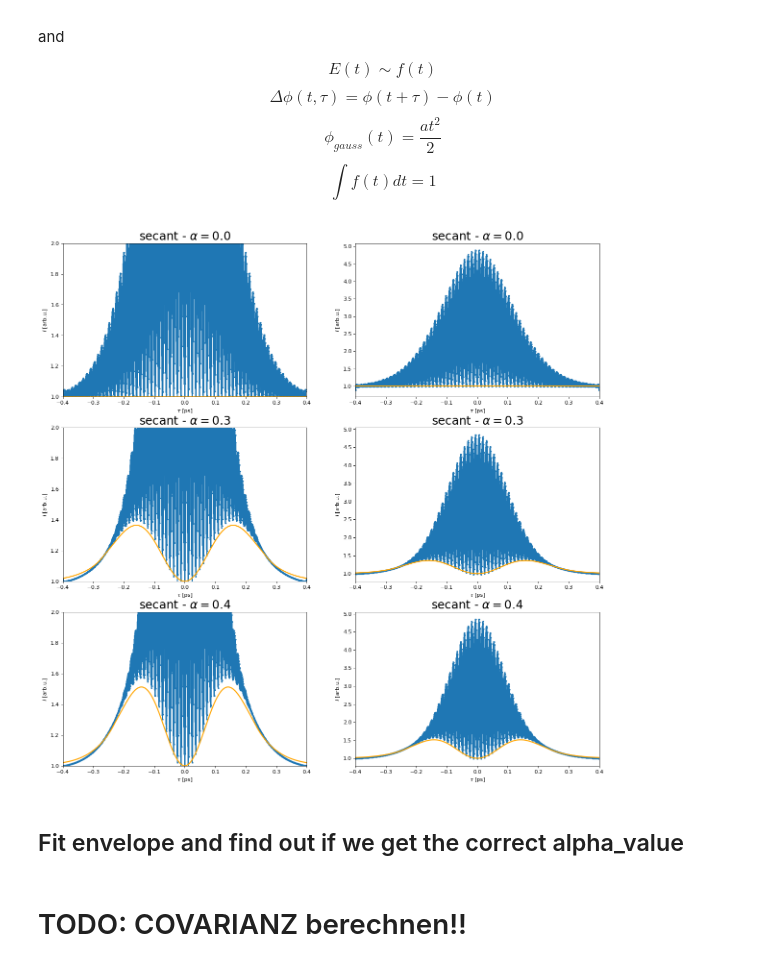
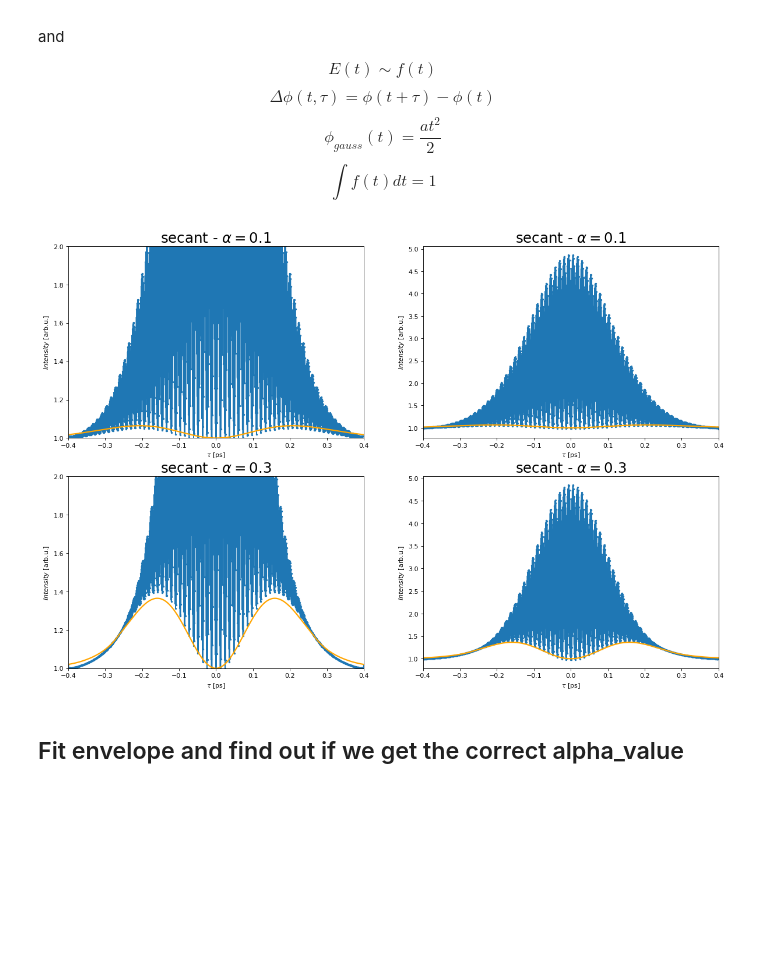
Before and after one commit to JKU-HFP/Chirp-Diagnostic, a Jupyter notebook: Simulating_Optical_Autocorrelation_of_Laser_with_Chirp.ipynb, the cells around one changed output. Cells and saved outputs as stored; diff of their text form; code cells hidden in the pictures; blank space fills up the shorter version.

```diff
--- a/Simulating_Optical_Autocorrelation_of_Laser_with_Chirp.ipynb
+++ b/Simulating_Optical_Autocorrelation_of_Laser_with_Chirp.ipynb
@@ -85,8 +85,8 @@ omega_laser = 2 * np.pi * frequency_laser
 # %% [markdown]
 We calculate E for different $\alpha$ in (ps)$^2$.
 # %%
-alpha_gauss_values = np.array((0, 0.01))
-alpha_secant_values = np.array((0, 0.3, 0.4))
+alpha_gauss_values = np.array((0.01, 0.02))
+alpha_secant_values = np.array((0.1, 0.3))
 # %% [markdown]
 Calculate $A$-arrays so that $\int f(t) dt = 1$
 # %%
@@ -244,7 +244,7 @@ for i in range(alpha_values.size):
     plt.subplot(alpha_values.size, 2, 2 * i + 1)
     plt.title(laser_type + r" - $\alpha = {}$".format(alpha_values[i]), fontsize=22)
     plt.xlabel(r"$\tau$ [ps]")
-    plt.ylabel(r"$I$ [arb.u.]")
+    plt.ylabel(r"$Intensity$ [arb.u.]")
     plt.xlim(-tau_limit, tau_limit)
     plt.plot(tau_values_1, I_M_values_1[:,i], ".", markersize=4)
 
@@ -252,7 +252,7 @@ for i in range(alpha_values.size):
     plt.subplot(alpha_values.size, 2, 2 * i + 2)
     plt.title(laser_type + r" - $\alpha = {}$".format(alpha_values[i]), fontsize=22)
     plt.xlabel(r"$\tau$ [ps]")
-    plt.ylabel(r"$I$ [arb.u.]")
+    plt.ylabel(r"$Intensity$ [arb.u.]")
     plt.xlim(-tau_limit, tau_limit)
     plt.plot(tau_values_1, I_M_values_1[:,i], ".", ls="-", markersize=4)
 
@@ -343,7 +343,7 @@ for i in range(alpha_values.size):
     plt.subplot(alpha_values.size, 2, 2 * i + 1)
     plt.title(laser_type + r" - $\alpha = {}$".format(alpha_values[i]), fontsize=22)
     plt.xlabel(r"$\tau$ [ps]")
-    plt.ylabel(r"$I$ [arb.u.]")
+    plt.ylabel(r"$Intensity$ [arb.u.]")
     plt.xlim(-tau_limit, tau_limit)
     plt.plot(tau_values_1, I_M_filtered_values[:,i], ".", markersize=4)
 
@@ -351,7 +351,7 @@ for i in range(alpha_values.size):
     plt.subplot(alpha_values.size, 2, 2 * i + 2)
     plt.title(laser_type + r" - $\alpha = {}$".format(alpha_values[i]), fontsize=22)
     plt.xlabel(r"$\tau$ [ps]")
-    plt.ylabel(r"$I$ [arb.u.]")
+    plt.ylabel(r"$Intensity$ [arb.u.]")
     plt.xlim(-tau_limit, tau_limit)
     plt.plot(tau_values_1, I_M_filtered_values[:,i], ".", ls="-", markersize=4)
 
@@ -383,7 +383,7 @@ for i in range(alpha_values.size):
     plt.subplot(alpha_values.size, 2, 2 * i + 1)
     plt.title(laser_type + r" - $\alpha = {}$".format(alpha_values[i]), fontsize=22)
     plt.xlabel(r"$\tau$ [ps]")
-    plt.ylabel(r"$I$ [arb.u.]")
+    plt.ylabel(r"$Intensity$ [arb.u.]")
     plt.xlim(-tau_limit, tau_limit)
     plt.plot(tau_values_1, I_M_filtered_values[:,i], ".", markersize=4)
     plt.plot(tau_envelope_values[:][i][0], I_M_envelope_values[:][i][0], ".", markersize=4, color="orange")
@@ -392,7 +392,7 @@ for i in range(alpha_values.size):
     plt.subplot(alpha_values.size, 2, 2 * i + 2)
     plt.title(laser_type + r" - $\alpha = {}$".format(alpha_values[i]), fontsize=22)
     plt.xlabel(r"$\tau$ [ps]")
-    plt.ylabel(r"$I$ [arb.u.]")
+    plt.ylabel(r"$Intensity$ [arb.u.]")
     plt.xlim(-tau_limit, tau_limit)
     plt.plot(tau_values_1, I_M_filtered_values[:,i], ".",  ls="-", markersize=4)
     plt.plot(tau_envelope_values[:][i][0], I_M_envelope_values[:][i][0], ".", markersize=4, color="orange")
@@ -480,33 +480,31 @@ elif laser_type == "secant":
 # %%
 # Create a figure of size 8x6 inches, 80 dots per inch
 plt.figure(figsize=(18, alpha_values.size * 6), dpi=80)
 
 for i in range(alpha_values.size):
     plt.subplot(alpha_values.size, 2, 2 * i + 1)
     plt.title(laser_type + r" - $\alpha = {}$".format(alpha_values[i]), fontsize=22)
     plt.xlabel(r"$\tau$ [ps]")
-    plt.ylabel(r"$I$ [arb.u.]")
+    plt.ylabel(r"$Intensity$ [arb.u.]")
     plt.xlim(-tau_limit, tau_limit)
     plt.ylim(1, 2)
     plt.plot(tau_values_1, I_M_filtered_values[:,i], ".",  ls="-", markersize=4)
     plt.plot(tau_values_3, S_min_values_3[:,i], linewidth=2, color="orange")
 
 
     plt.subplot(alpha_values.size, 2, 2 * i + 2)
     plt.title(laser_type + r" - $\alpha = {}$".format(alpha_values[i]), fontsize=22)
     plt.xlabel(r"$\tau$ [ps]")
-    plt.ylabel(r"$I$ [arb.u.]")
+    plt.ylabel(r"$Intensity$ [arb.u.]")
     plt.xlim(-tau_limit, tau_limit)
     plt.plot(tau_values_1, I_M_filtered_values[:,i], ".",  ls="-", markersize=4)
     plt.plot(tau_values_3, S_min_values_3[:,i], linewidth=2, color="orange")
 
 plt.show()
 # %% [output]
-[figure, old version]
+[figure, new version]
 # %% [markdown]
 ## Fit envelope and find out if we get the correct alpha_value
-# %% [markdown]
-# TODO: COVARIANZ berechnen!!
 # %%
 def calc_S_min_alpha_fit_values_secant(tau_envelope_values, I_M_envelope_values, tau_0, omega):
     # A[0] because A is independent of alpha for secant
```
Also changed, not shown: parts of 11 cells of this notebook.
